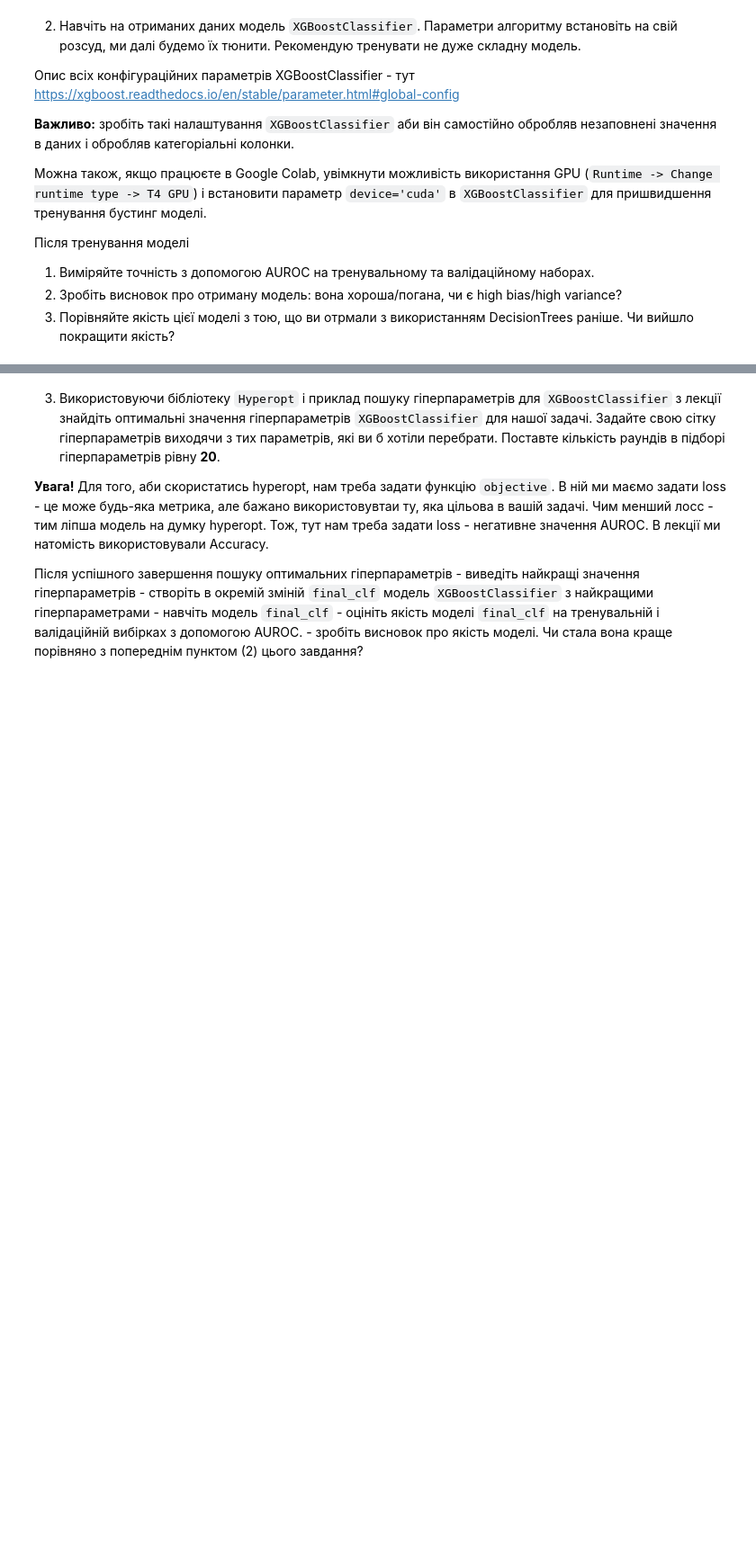
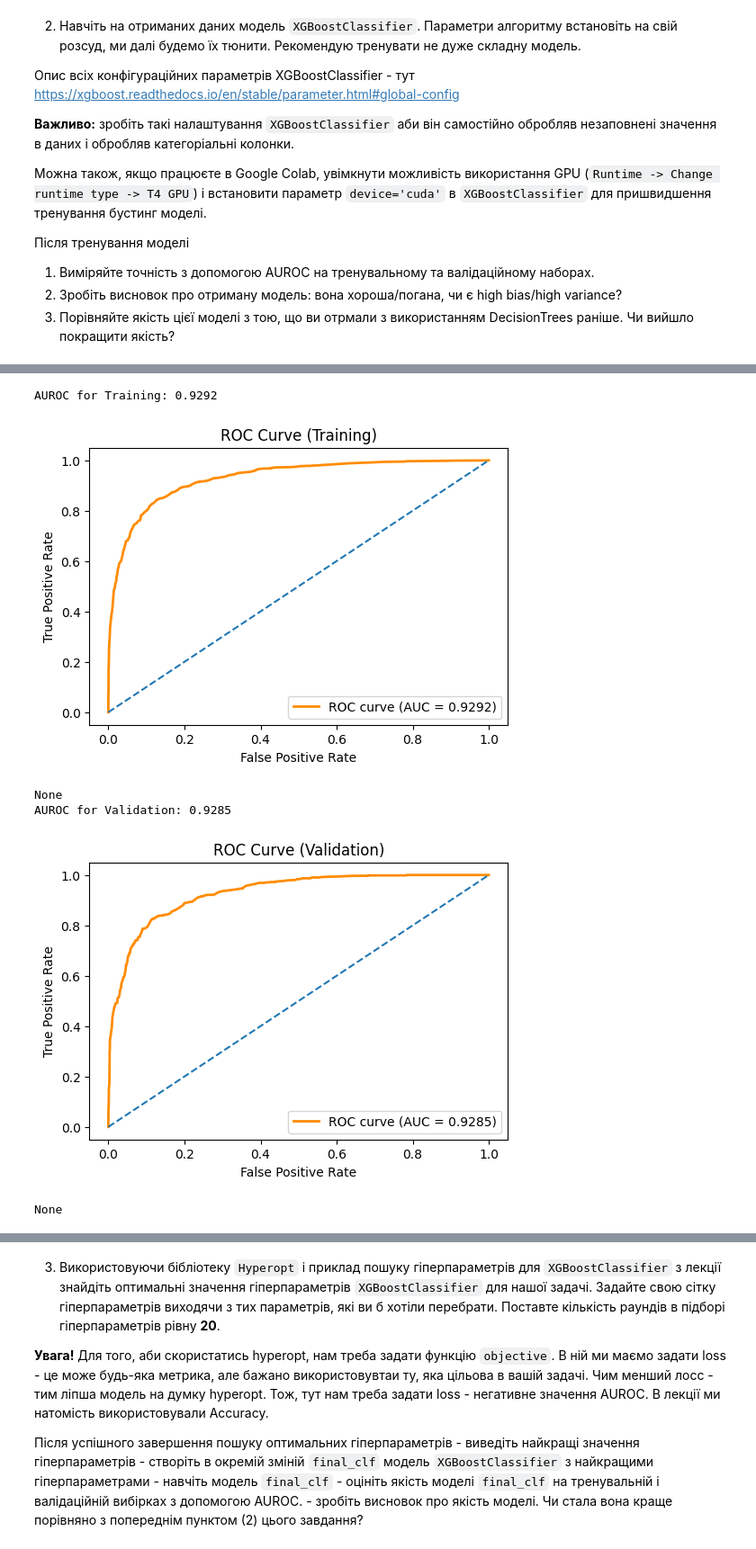
Before and after one commit to sekhahelina/ML_tasks, a Jupyter notebook: Module2/HW_2_4_Алгоритми_бустингу.ipynb, the cells around one changed output, grey strips where cells are left out. Shown at 90% size. Cells and saved outputs as stored; diff of their text form; code cells hidden in the pictures; blank space fills up the shorter version.

```diff
--- a/Module2/HW_2_4_Алгоритми_бустингу.ipynb
+++ b/Module2/HW_2_4_Алгоритми_бустингу.ipynb
@@ -51,0 +79,6 @@ def separate_inputs_targets(df: pd.DataFrame, input_cols: list, target_col: str)
+# %%
+train_df, val_df = split_train_val(raw_df, ['Exited'])
+# %%
+input_cols = raw_df.drop(['Exited', 'CustomerId', 'Surname'], axis = 1).columns.tolist()
+target_col = "Exited"
+input_cols, target_col
@@ -51,0 +97,5 @@ def separate_inputs_targets(df: pd.DataFrame, input_cols: list, target_col: str)
+# %%
+X_train, train_targets = separate_inputs_targets(train_df, input_cols, target_col)
+print(X_train.shape, train_targets.shape)
+X_val, val_targets = separate_inputs_targets(val_df, input_cols, target_col)
+print(X_val.shape, val_targets.shape)
@@ -53,3 +126,7 @@ def separate_inputs_targets(df: pd.DataFrame, input_cols: list, target_col: str)
 1. В тренувальному та валідаційному наборі перетворіть категоріальні ознаки на тип `category`. Можна це зробити двома способами:
  1. `df[col_name].astype('category')`, як було продемонстровано в лекції
  2. використовуючи метод `pd.Categorical(df[col_name])`
+# %%
+cat_features = X_train.select_dtypes(include='object').columns
+X_train[cat_features] = X_train[cat_features].astype('category')
+X_val[cat_features] = X_val[cat_features].astype('category')
@@ -68,0 +271,24 @@ def separate_inputs_targets(df: pd.DataFrame, input_cols: list, target_col: str)
+# %%
+from xgboost import XGBClassifier
+
+xgb_clf = XGBClassifier(
+    max_depth=2,
+    n_estimators=15,
+    enable_categorical=True,
+    missing=np.nan,
+    device='cuda'
+)
+
+xgb_clf.fit(X_train, train_targets)
+train_preds = xgb_clf.predict(X_train)
+val_preds = xgb_clf.predict(X_val)
+
+print(compute_auroc_and_build_roc(xgb_clf, X_train, train_targets, "Training"))
+print(compute_auroc_and_build_roc(xgb_clf, X_val, val_targets, "Validation"))
+# %% [output]
+AUROC for Training: 0.9292
+[figure, added]
+None
+AUROC for Validation: 0.9285
+[figure, added]
+None
```
Also changed, not shown: parts of 35 cells of this notebook.
